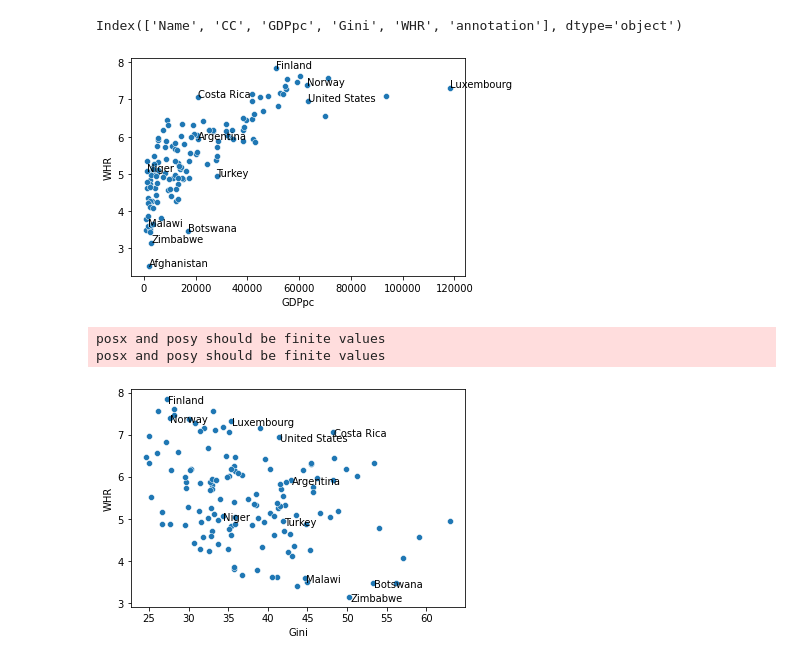
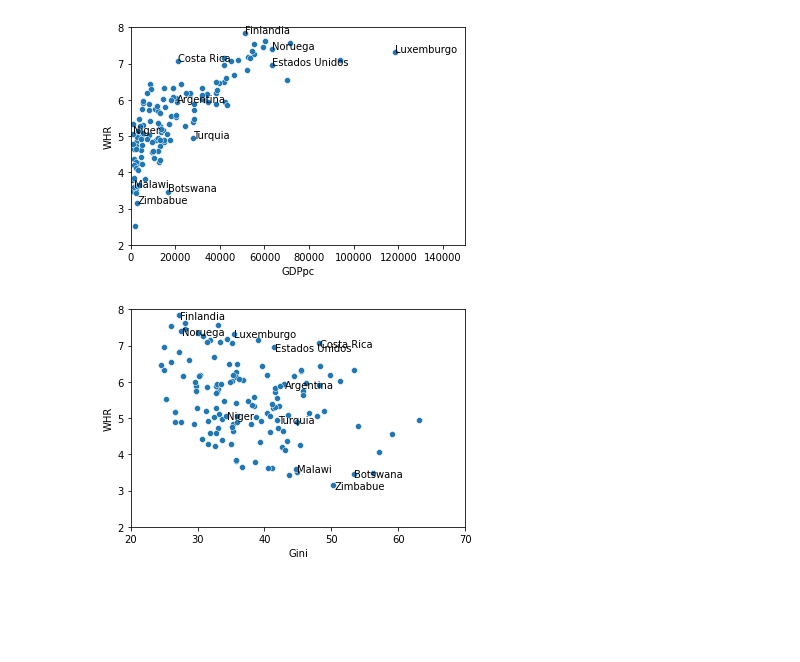
Before and after one commit to LCaravaggio/Cosas_Sueltas, a Jupyter notebook: Graph_Tesis.ipynb, the cells around one changed output. Saved outputs shown, nothing was run; the diff lists cells and outputs as text; code cells hidden in the pictures; blank space fills up the shorter version.

```diff
--- a/Graph_Tesis.ipynb
+++ b/Graph_Tesis.ipynb
@@ -7,33 +7,31 @@ import seaborn as sns
 
 # data
 import pandas as pd
-df = pd.read_excel("/content/Datos.xlsx", sheet_name="Hoja1")
+df = pd.read_csv("https://raw.githubusercontent.com/LCaravaggio/Cosas_Sueltas/main/datos/Datos.csv", sep=";")
-# %%
-df.columns
-# %% [output]
-Index(['Name', 'CC', 'GDPpc', 'Gini', 'WHR', 'annotation'], dtype='object')
 # %%
 # use the scatterplot function to build the bubble map
-p1= sns.scatterplot(data=data, x=df.GDPpc, y=df.WHR, legend=False, sizes=(20, 2000))
-
+p1= sns.scatterplot(data=data, x=df.GDPpc, y=df.WHR, legend=False)
+p1.set(xlim=(0, 150000))
+p1.set(ylim=(2, 8))
 
 for line in range(0,df.shape[0]):
      if df.annotation[line] ==1:
        p1.text(df.GDPpc[line] +0.1, df.WHR[line] , df.Name[line] , horizontalalignment='left', size='medium', color='black')
 
 # show the graph
 plt.show()
 # %% [output]
-[figure, old version]
+[figure, new version]
 # %%
-p2=sns.scatterplot(data=data, x=df.Gini, y=df.WHR, legend=False, sizes=(20, 2000))
+p2=sns.scatterplot(data=data, x=df.Gini, y=df.WHR, legend=False)
+p2.set(xlim=(20, 70))
+p2.set(ylim=(2, 8))
+
 
 for line in range(0,df.shape[0]):
-     if df.annotation[line] ==1:
+     if df.annotation[line]==1:
        p2.text(df.Gini[line]+0.1, df.WHR[line]-0.1, df.Name[line] , horizontalalignment='left', size='medium', color='black')
 
 plt.show()
 # %% [output]
-posx and posy should be finite values
-posx and posy should be finite values
-[figure, old version]
+[figure, new version]
```
